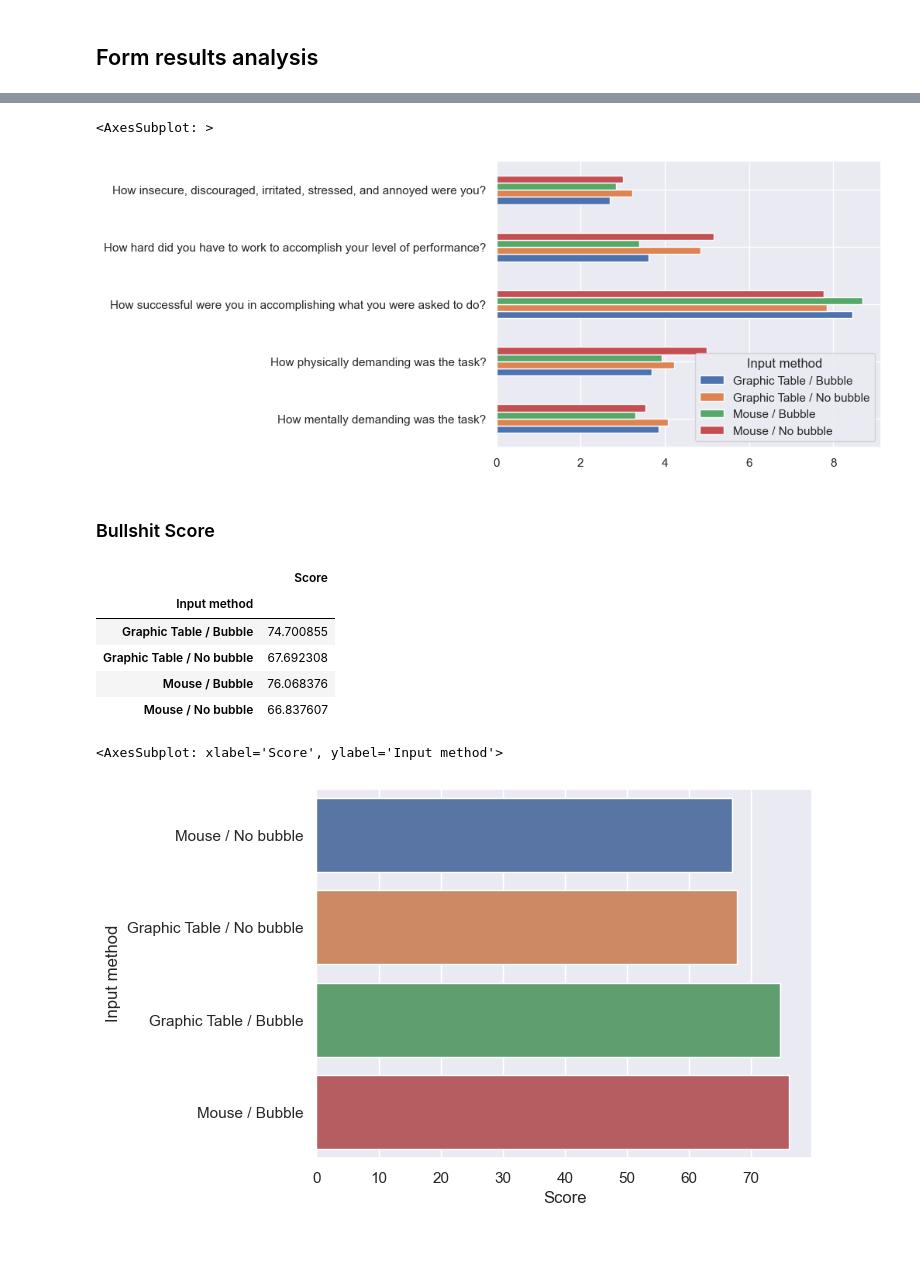
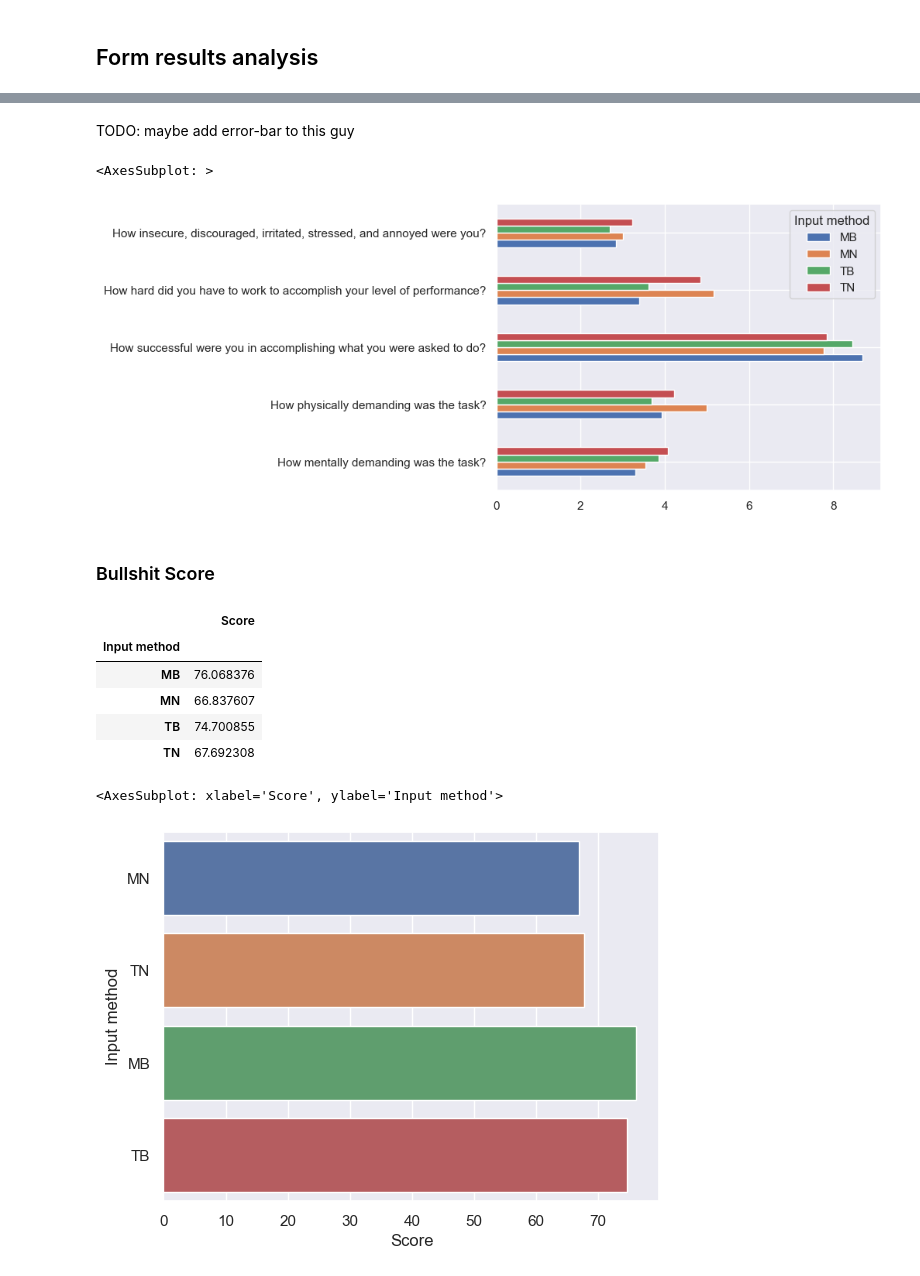
Before and after one commit to IoanaBaciu24/BubbleCursorExperiment, a Jupyter notebook: analysis_questionnaire.ipynb, the cells around one changed output, grey strips where cells are left out. Cells and saved outputs as stored; diff of their text form; code cells hidden in the pictures; blank space fills up the shorter version.

Commit message:
updated analysis questionnaire plot, nicer label for plot

```diff
--- a/analysis_questionnaire.ipynb
+++ b/analysis_questionnaire.ipynb
@@ -37,8 +39,16 @@ sns.countplot(x=df["How familiar are you with drawing tablet?"], order=[1, 2, 3]
 [figure]
 # %% [markdown]
 ## Form results analysis
+# %%
+transformation = {
+  'Graphic Table / Bubble': 'TB',
+  'Graphic Table / No bubble': 'TN',
+  'Mouse / Bubble': 'MB',
+  'Mouse / No bubble': 'MN',
+}
 # %%
 df = pd.read_csv("form_data/organized.csv")
+df["Input method"] = df["Input method"].replace(transformation)
 df
 # %% [output]
 |  | Input method | How mentally demanding was the task? | How physically demanding was the ... | How successful were you in accomp... | How hard did you have to work to ... | ... |
@@ -63,3 +71,5 @@ order = ["Mouse / No bubble", "Graphic Table / No bubble", "Graphic Table / Bubb
+# %%
+order = ["MN", "TN", "MB", "TB"]
 # %%
 sns.barplot(y="How mentally demanding was the task?", x="Input method", data=df, order=order)
 # %% [output]
@@ -89,8 +102,10 @@ sns.barplot(y="How insecure, discouraged, irritated, stressed, and annoyed were
+# %% [markdown]
+TODO: maybe add error-bar to this guy
 # %%
 df.groupby(["Input method"]).mean().T.plot.barh()
 # %% [output]
 <AxesSubplot: >
-[figure, old version]
+[figure, new version]
 # %% [markdown]
 ### Bullshit Score
 # %%
@@ -110,16 +125,15 @@ scores.groupby("Input method").mean()
 # %% [output]
 |  | Score |
 | Input method |  |
-| Graphic Table / Bubble | 74.700855 |
-| Graphic Table / No bubble | 67.692308 |
-| Mouse / Bubble | 76.068376 |
-| Mouse / No bubble | 66.837607 |
+| MB | 76.068376 |
+| MN | 66.837607 |
+| TB | 74.700855 |
+| TN | 67.692308 |
 # %%
-order = ["Mouse / No bubble", "Graphic Table / No bubble", "Graphic Table / Bubble", "Mouse / Bubble"]
 sns.barplot(y="Input method", x="Score", data=scores, errorbar=None, order=order)
 # %% [output]
 <AxesSubplot: xlabel='Score', ylabel='Input method'>
-[figure, old version]
+[figure, new version]
 # %%
 sns.boxplot(y="Input method", x="Score", data=scores, orient="h", order=order)
 # %% [output]
```
Also changed, not shown: parts of 9 cells of this notebook.
